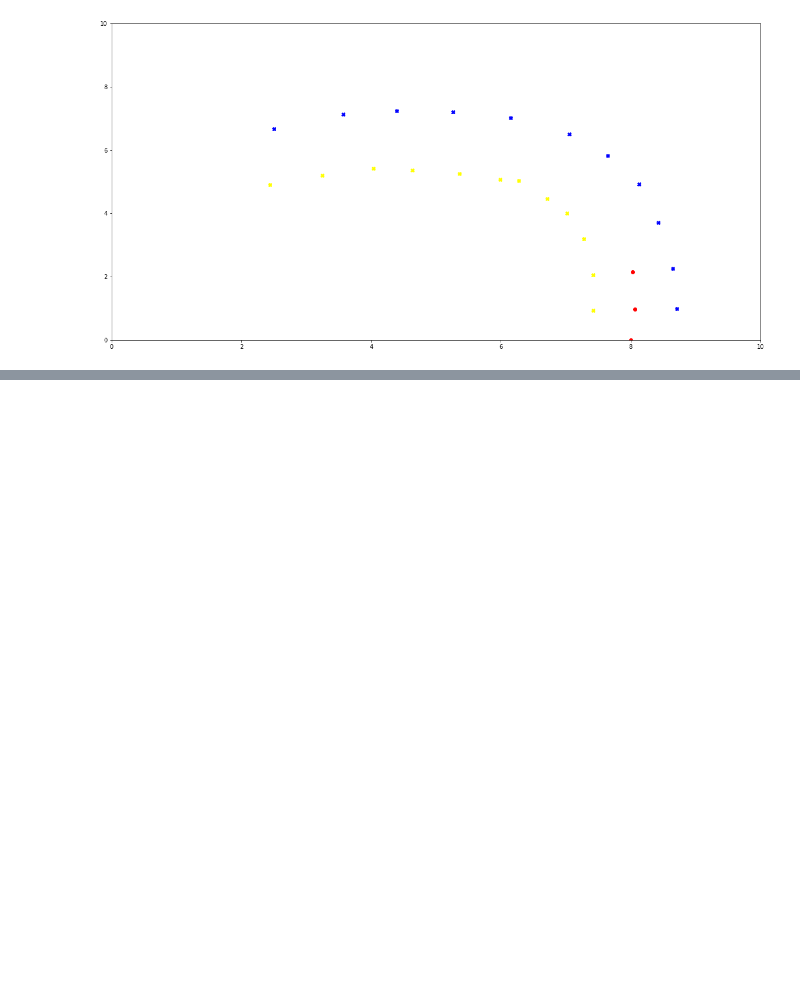
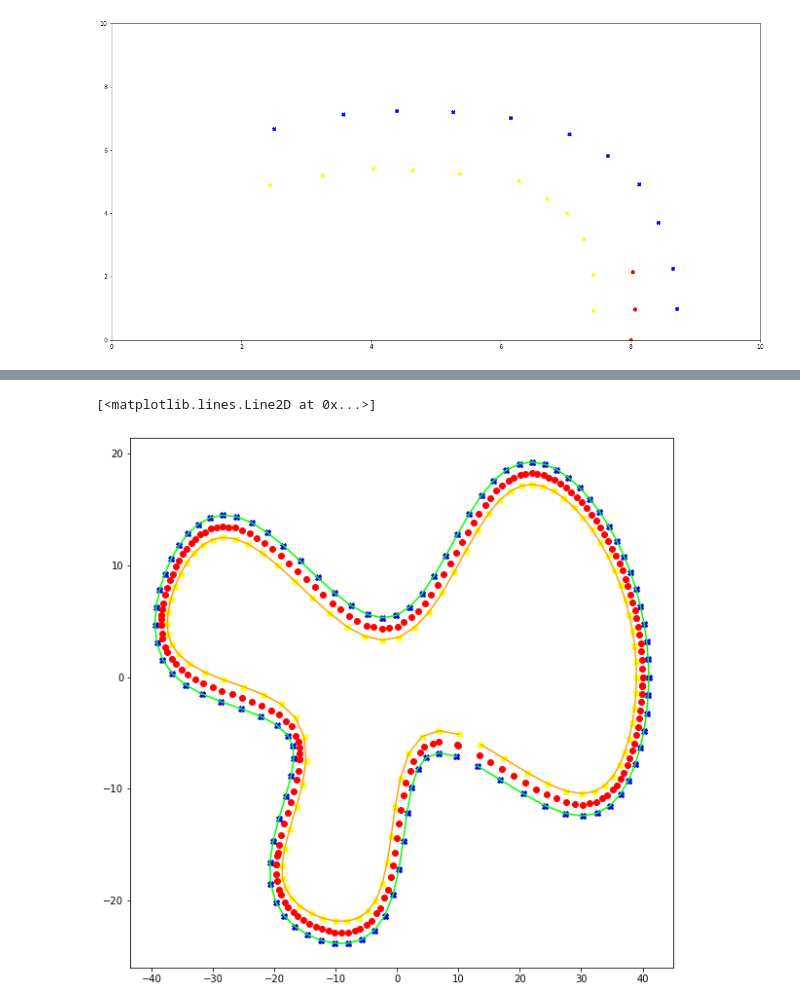
Before and after one commit to eForceDriverless/Path-Planning, a Jupyter notebook: SimplePathPlanning.ipynb, the cells around one changed output, grey strips where cells are left out. Cells and saved outputs as stored; diff of their text form; code cells hidden in the pictures; blank space fills up the shorter version.

```diff
--- a/SimplePathPlanning.ipynb
+++ b/SimplePathPlanning.ipynb
@@ -322,0 +407,2 @@ plt.plot(starts[:,0],starts[:,1], "o", color="red")
+# %%
+path1 = PathPlanning(np.array([9.8,-6]), clockwise=1, debugging=False)
@@ -322,0 +411,14 @@ plt.plot(starts[:,0],starts[:,1], "o", color="red")
+# %%
+starts1 = path1.return_stack(object_name="centers")
+Y_cones1 = path1.return_stack(object_name="yellow cones")
+B_cones1 = path1.return_stack(object_name="blue cones")
+# %%
+plt.figure(1, figsize=(10,10))
+plt.plot(outer[:,0], outer[:,1], "X", color="blue")
+plt.plot(inner[:,0], inner[:,1], "X", color="yellow")
+plt.plot(B_cones1[:,0], B_cones1[:,1], color="lime")
+plt.plot(Y_cones1[:,0], Y_cones1[:,1], color="orange")
+plt.plot(starts1[:,0],starts1[:,1], "o", color="red")
+# %% [output]
+[<matplotlib.lines.Line2D at 0x...>]
+[figure, added]
```
Also changed, not shown: parts of 29 cells of this notebook.
